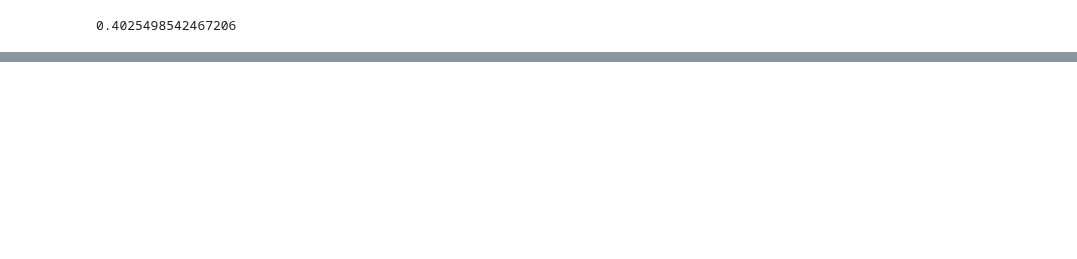
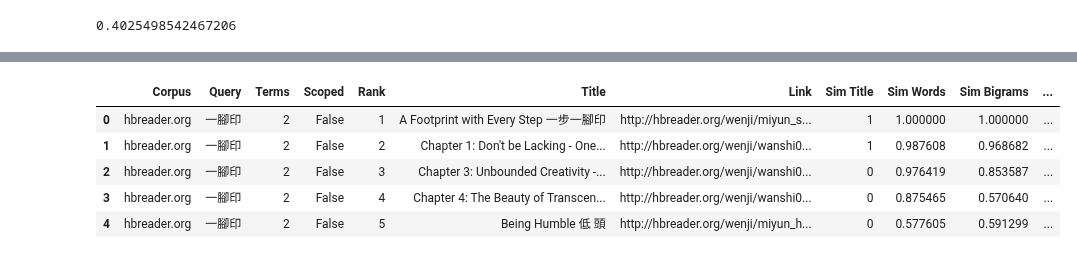
Before and after one commit to alexamies/chinesenotes.com, a Jupyter notebook: colab/querying_cnotes.ipynb, the cells around one changed output, grey strips where cells are left out. Drawn from its saved outputs; the diff is of its cells as text; code cells hidden in the pictures; blank space fills up the shorter version.

```diff
--- a/colab/querying_cnotes.ipynb
+++ b/colab/querying_cnotes.ipynb
@@ -72 +74,25 @@ Exploring the relation between BM25 and relevance
+# %%
+import io
+import urllib.request
+
+url = ("https://raw.githubusercontent.com/alexamies/chinesenotes.com/master/"
+       "python/relevance-hbreader.tsv")
+response = urllib.request.urlopen(url)
+content = response.read()
+types = {'Corpus': np.object, 'Query': np.object, 'Terms': np.uint32,
+        'Scoped': np.bool, 'Rank': np.uint32, 'Title': np.object,
+        'Sim Title': np.uint32, 'Sim Words': np.float32, 'Sim Bigrams': np.float32,
+        'Bit Vector': np.float32, 'Exact Match': np.uint32, 'Sim Bigrams': np.float32,
+        'ContainsTerms': np.object, 'Relevant': np.uint32}
+
+relevance_df=pd.read_csv(io.StringIO(content.decode('utf-8')), sep='\t',
+                           skiprows=(0), header=(0), dtype=types)
+relevance_df.head()
+# %% [output]
+|  | Corpus | Query | Terms | Scoped | Rank | Title | Link | Sim Title | Sim Words | Sim Bigrams | ... |
+| 0 | hbreader.org | 一腳印 | 2 | False | 1 | A Footprint with Every Step 一步一腳印 | http://hbreader.org/wenji/miyun_s... | 1 | 1.000000 | 1.000000 | ... |
+| 1 | hbreader.org | 一腳印 | 2 | False | 2 | Chapter 1: Don't be Lacking - One... | http://hbreader.org/wenji/wanshi0... | 1 | 0.987608 | 0.968682 | ... |
+| 2 | hbreader.org | 一腳印 | 2 | False | 3 | Chapter 3: Unbounded Creativity -... | http://hbreader.org/wenji/wanshi0... | 0 | 0.976419 | 0.853587 | ... |
+| 3 | hbreader.org | 一腳印 | 2 | False | 4 | Chapter 4: The Beauty of Transcen... | http://hbreader.org/wenji/wanshi0... | 0 | 0.875465 | 0.570640 | ... |
+| 4 | hbreader.org | 一腳印 | 2 | False | 5 | Being Humble 低 頭 | http://hbreader.org/wenji/miyun_h... | 0 | 0.577605 | 0.591299 | ... |
 # %%
```
Also changed, not shown: parts of 21 cells of this notebook.
